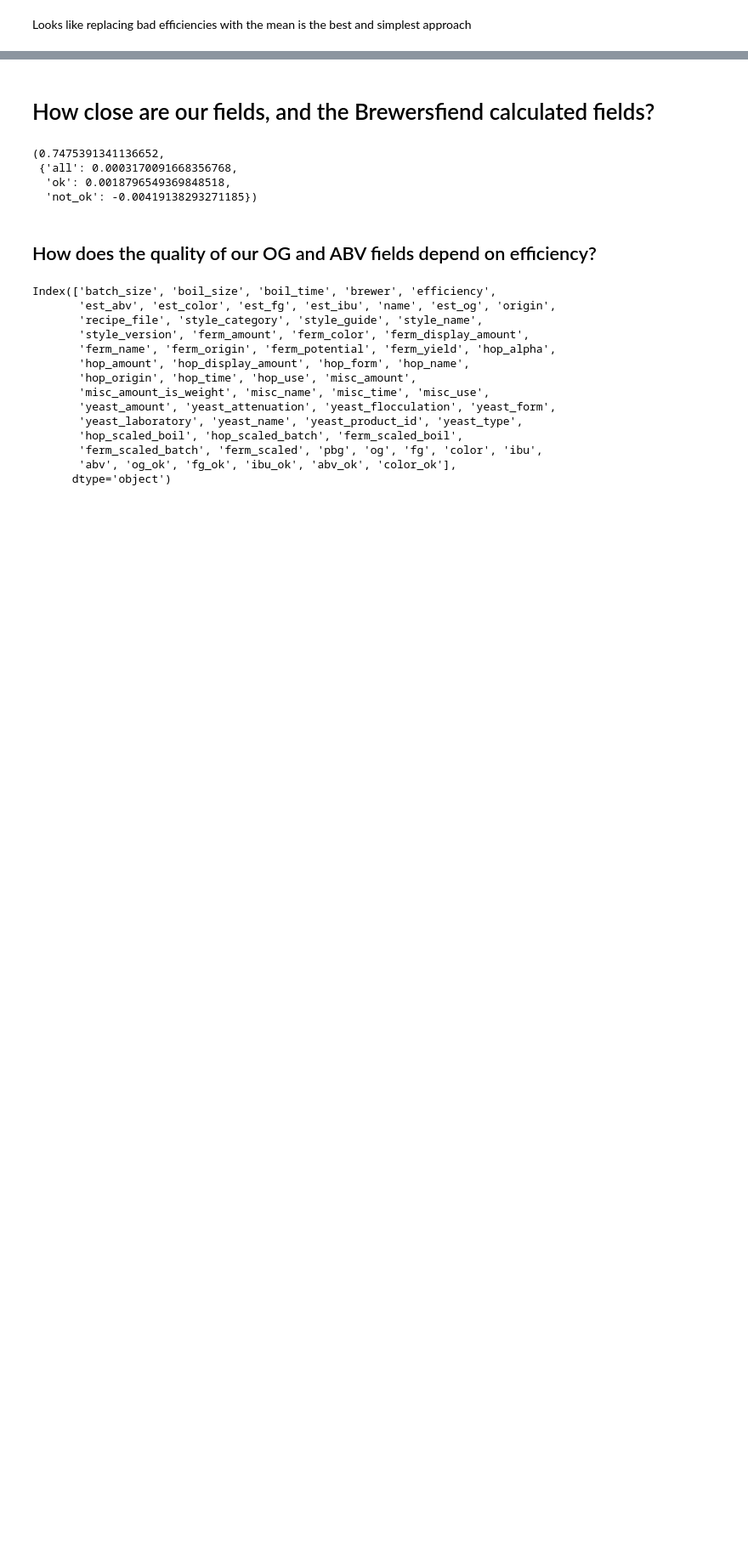
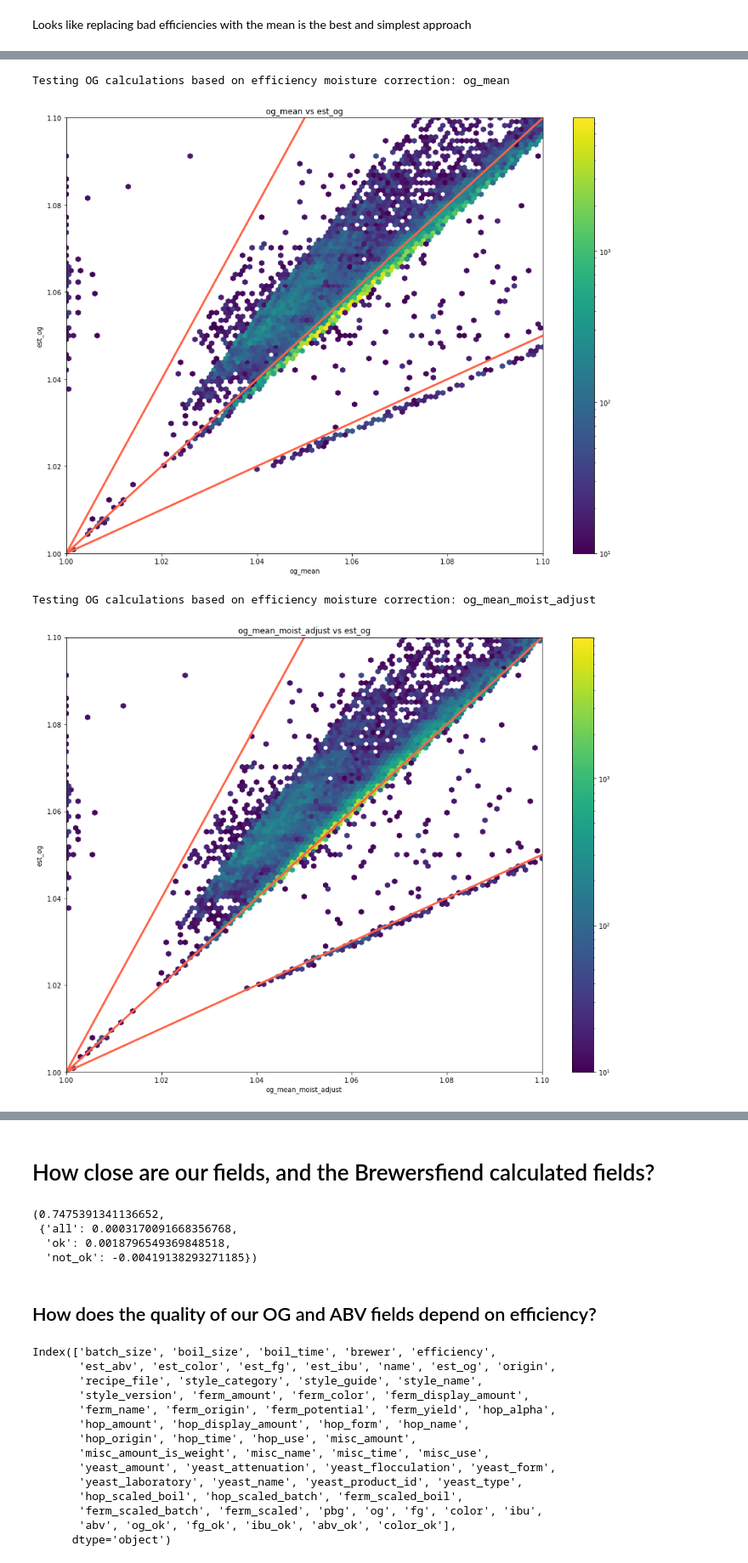
Before and after one commit to rmwoods/beer.ai, a Jupyter notebook: beer.ai/Utils_Troubleshooting.ipynb, the cells around one changed output, grey strips where cells are left out. Shown at 85% size. Cells and saved outputs as stored; diff of their text form; code cells hidden in the pictures; blank space fills up the shorter version.

```diff
--- a/beer.ai/Utils_Troubleshooting.ipynb
+++ b/beer.ai/Utils_Troubleshooting.ipynb
@@ -218,0 +227,9 @@ Looks like replacing bad efficiencies with the mean is the best and simplest app
+# %%
+for col_test in ["og_mean", "og_mean_moist_adjust"]:
+    print(f"Testing OG calculations based on efficiency moisture correction: {col_test}")
+    plot_hexbin_gravity_dist(col_test)
+# %% [output]
+Testing OG calculations based on efficiency moisture correction: og_mean
+[figure, added]
+Testing OG calculations based on efficiency moisture correction: og_mean_moist_adjust
+[figure, added]
```
Also changed, not shown: parts of 17 cells of this notebook.
